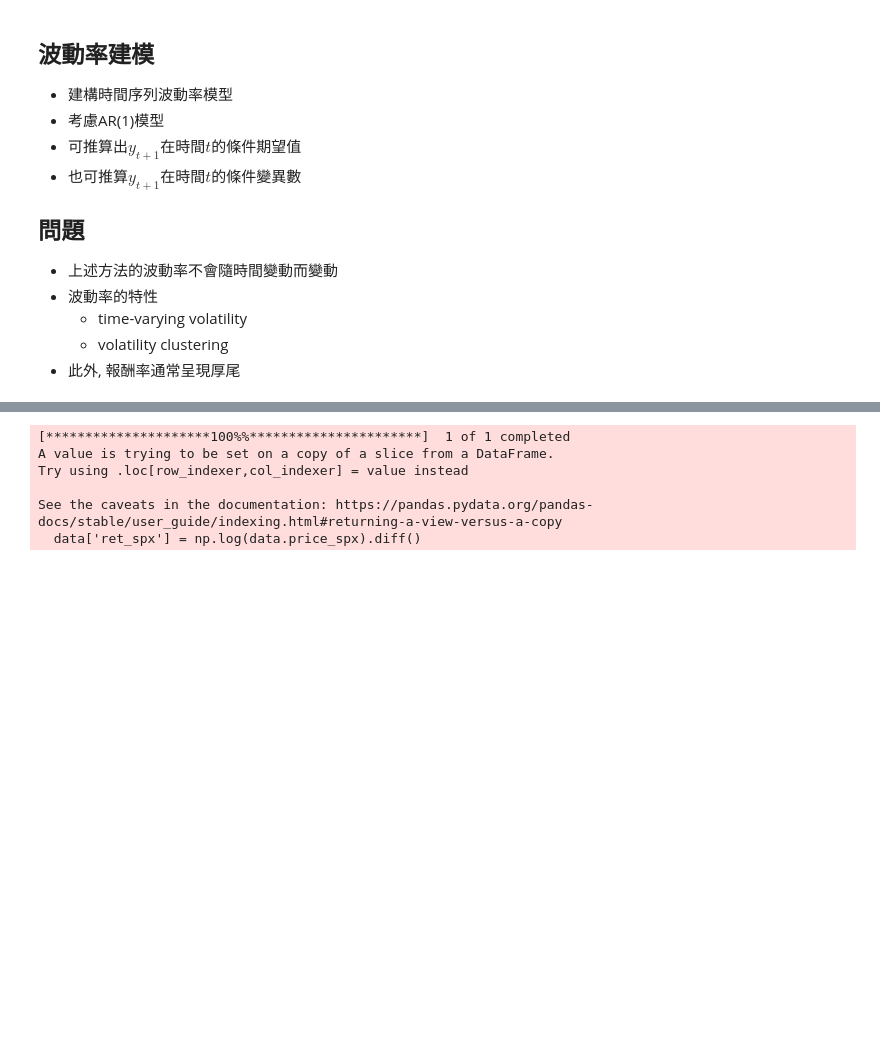
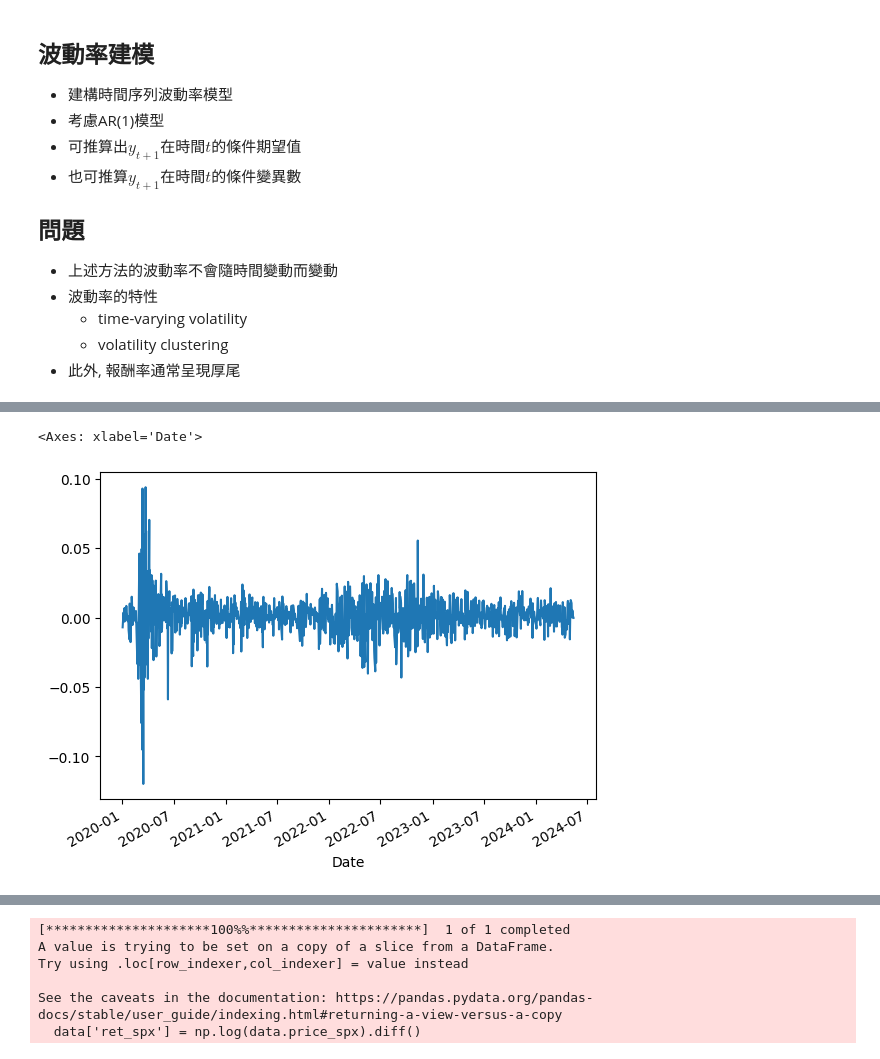
Before and after one commit to quetion/time_series_SCU, a Jupyter notebook: [6]ARCH估計.ipynb, the cells around one changed output, grey strips where cells are left out. Cells and saved outputs as stored; diff of their text form; code cells hidden in the pictures; blank space fills up the shorter version.

```diff
--- a/[6]ARCH估計.ipynb
+++ b/[6]ARCH估計.ipynb
@@ -38,3 +35,10 @@ import matplotlib.pyplot as plt
 import yfinance as yf
 # arch套件
 from arch import arch_model
+# %%
+# 傳統建立波動率的方式
+data = yf.download('^gspc',start='2020-01-01')
+data.index = pd.to_datetime(data.index)
+data = data[['Adj Close']]
+data.columns = ['price_spx']
+data['ret_spx'] = data.price_spx.pct_change()
@@ -40,0 +52,7 @@ from arch import arch_model
+# %%
+# 建構波動率
+#data.price_spx.plot()
+data.ret_spx.plot()
+# %% [output]
+<Axes: xlabel='Date'>
+[figure, added]
```
Also changed, not shown: parts of 4 cells of this notebook.
